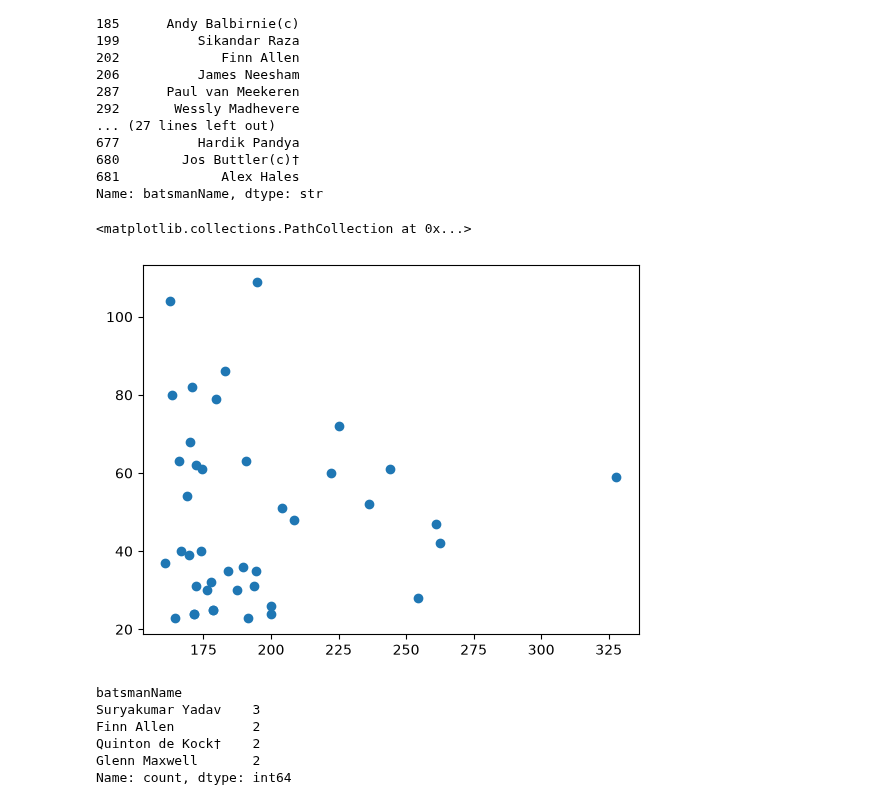
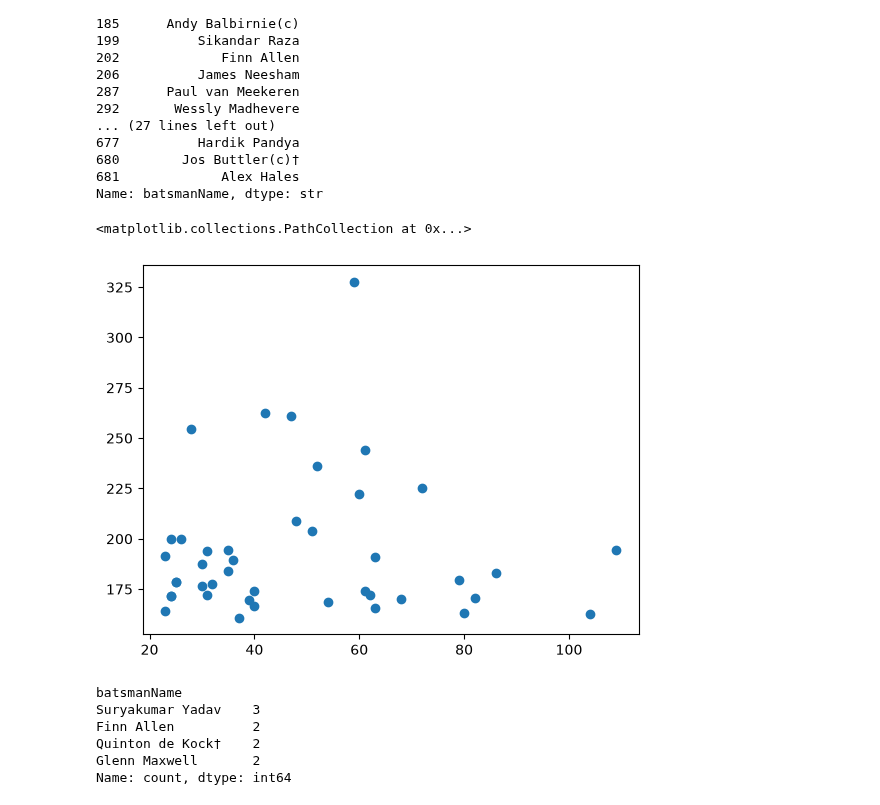
Before and after one commit to Samarth-shukla-23/T_20_worldcup_analysis, a Jupyter notebook: T_20_analysis.ipynb, the cells around one changed output. Saved outputs shown, nothing was run; the diff lists cells and outputs as text; code cells hidden in the pictures.

Commit message:
modify graph

```diff
--- a/T_20_analysis.ipynb
+++ b/T_20_analysis.ipynb
@@ -309,10 +309,10 @@ print(df_powerhitters["batsmanName"])
 681             Alex Hales
 Name: batsmanName, dtype: str
 # %%
-plt.scatter(df_powerhitters["SR"],df_powerhitters["runs"])
+plt.scatter(df_powerhitters["runs"],df_powerhitters["SR"])
 # %% [output]
 <matplotlib.collections.PathCollection at 0x...>
-[figure, old version]
+[figure, new version]
 # %%
 df_powerhitters=df_powerhitters[df_powerhitters["balls"]/(df_powerhitters["4s"]+df_powerhitters["6s"])<=4]
 # %%
```
